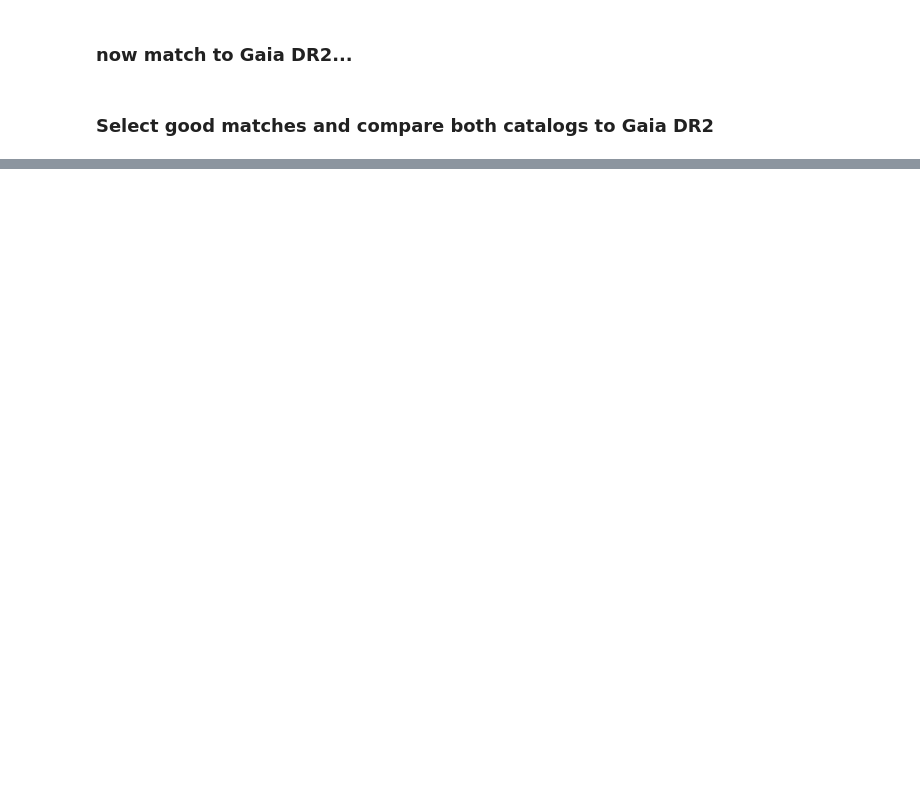
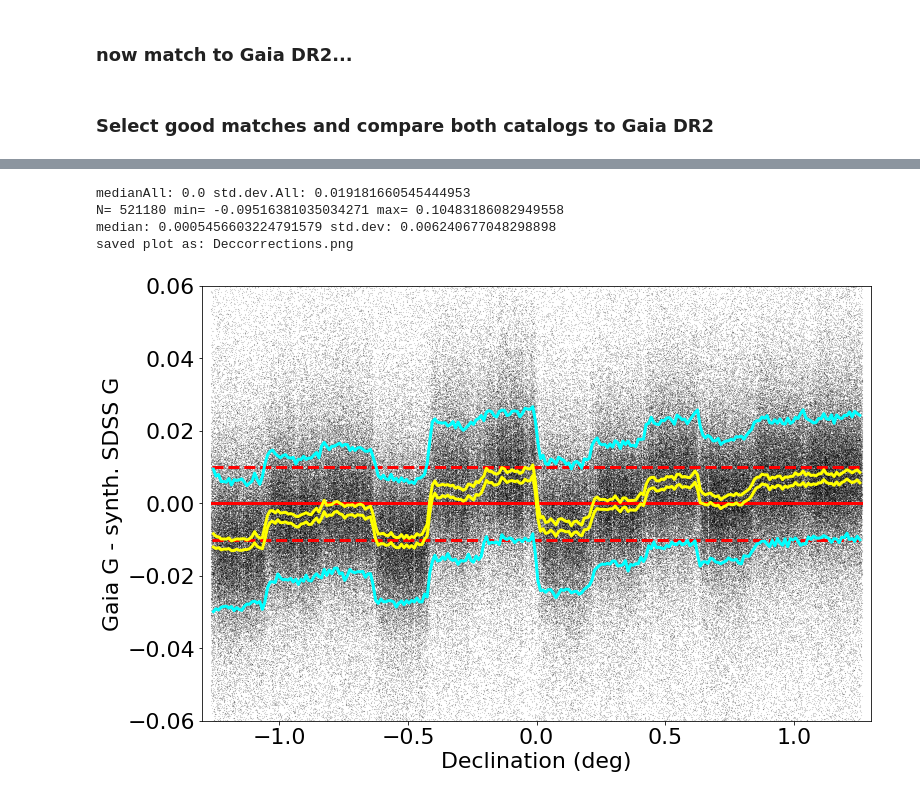
Before and after one commit to Karuntg/SDSS_SSC, a Jupyter notebook: Analysis_2020/ZIanalysis_NEWcatOLDcat-GaiaDR2-photometry.ipynb, the cells around one changed output, grey strips where cells are left out. Drawn from its saved outputs; the diff is of its cells as text; code cells hidden in the pictures; blank space fills up the shorter version.

```diff
--- a/Analysis_2020/ZIanalysis_NEWcatOLDcat-GaiaDR2-photometry.ipynb
+++ b/Analysis_2020/ZIanalysis_NEWcatOLDcat-GaiaDR2-photometry.ipynb
@@ -662,0 +508,12 @@ if (0)
+# %%
+kwargsArr = {"Xstr":'Xstr', "Xmin":-1.3, "Xmax":1.3, "Xlabel":'Declination (deg)', \
+             "Ystr":'Ystr', "Ymin":-0.06, "Ymax":0.06, "Ylabel":'Gaia G - synth. SDSS G', \
+             "XminBin":-1.26, "XmaxBin":1.26, "nBin":252, \
+             "plotName":'Deccorrections.png', "Nsigma":3, "offset":0.01}
+zit.plotdelMagArr(decArr, dmagArr, kwargsArr)
+# %% [output]
+medianAll: 0.0 std.dev.All: 0.019181660545444953
+N= 521180 min= -0.09516381035034271 max= 0.10483186082949558
+median: 0.0005456603224791579 std.dev: 0.006240677048298898
+saved plot as: Deccorrections.png
+[figure, added]
```
Also changed, not shown: parts of 43 cells of this notebook.
